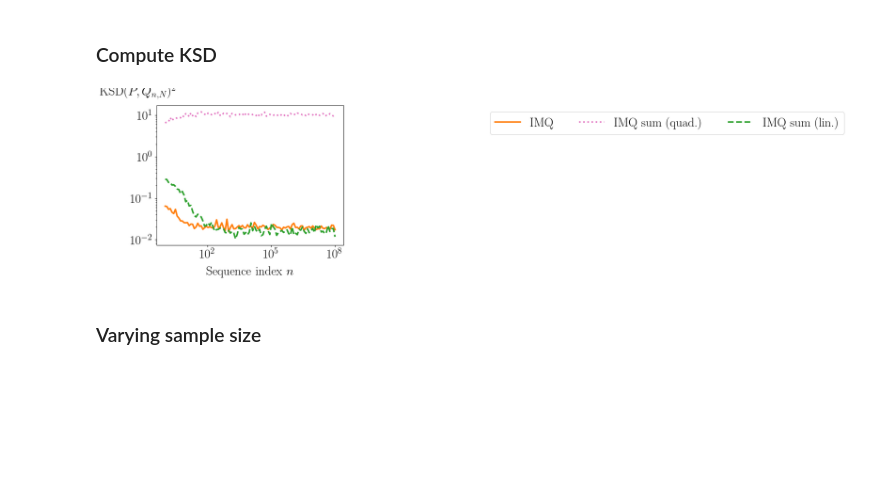
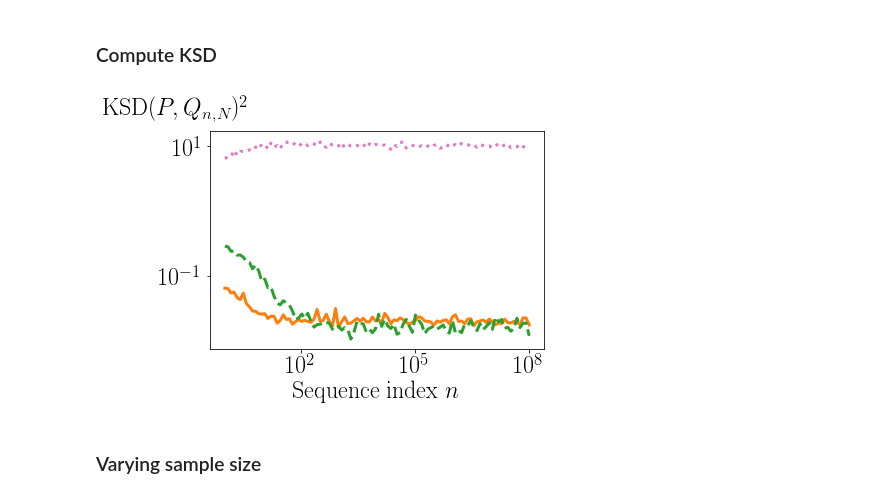
Before and after one commit to noukoudashisoup/ksd-moment, a Jupyter notebook: ipynb/var_ptb.ipynb, the cells around one changed output. Saved outputs shown, nothing was run; the diff lists cells and outputs as text; code cells hidden in the pictures; blank space fills up the shorter version.

```diff
--- a/ipynb/var_ptb.ipynb
+++ b/ipynb/var_ptb.ipynb
@@ -231,37 +227,37 @@ ax.xaxis.set_label_coords(0.5, -0.15)
 ax.yaxis.set_label_coords(-0.1, 1.05)
 
 ax.set_yticks([1e+0, 1e+1, 1e+2])
 
 ps = ptbs.detach().numpy()
 for ki, key in enumerate(losses.keys()):
     label = label_format_tuples[key][0]
     fmt = label_format_tuples[key][1]
     y = data[ki].mean(axis=0)
     ax.plot(ps, y, label=label, color=fmt.color, linestyle=fmt.linestyle)
 #     error_low = np.percentile(data[ki], q=5, axis=0)
 #     error_high = np.percentile(data[ki], q=95, axis=0)
 #     errors = np.vstack([error_low, error_high])
 #     ax.errorbar(ps, data[ki].mean(axis=0), yerr=data[ki].std(axis=0),
 #     ax.errorbar(ps, data[ki].mean(axis=0), yerr=errors,
 #                 color=fmt.color, label=label, linestyle=fmt.linestyle)
 #     error_low = (y - np.percentile(data[ki], q=5, axis=0))
 #     error_high = np.percentile(data[ki], q=95, axis=0)-y
 #     errors = np.vstack([error_low, error_high])
 #     ax.errorbar(ps, y, yerr=errors,
 #             color=fmt.color, label=label, linestyle=fmt.linestyle)
 #     ax.violinplot(data[ki], ps, showmeans=True, showextrema=False, widths=1)
-ax.legend(bbox_to_anchor=(1.75, 1.), ncol=4)
+# ax.legend(bbox_to_anchor=(1.75, 1.), ncol=4)
 # plt.legend(bbox_to_anchor=(1.75,1.), ncol=2)
 
 ax.set_yscale('log')
 ax.set_xscale('log')
 
 #ax.yaxis.set_minor_locator(LogLocator(numticks=10))
 
-# plt.savefig('ksd_comparison_var_shift_vstat.pdf', bbox_inches='tight')
-plt.savefig('ksd_comparison_var_shift_legend.pdf', bbox_inches='tight')
+plt.savefig('ksd_comparison_var_shift_vstat.pdf', bbox_inches='tight')
+# plt.savefig('ksd_comparison_var_shift_legend.pdf', bbox_inches='tight')
 # %% [output]
-[figure, old version]
+[figure, new version]
 # %% [markdown]
 ### Varying sample size
 # %%
```
Also changed, not shown: parts of 3 cells of this notebook, 5 other files.
